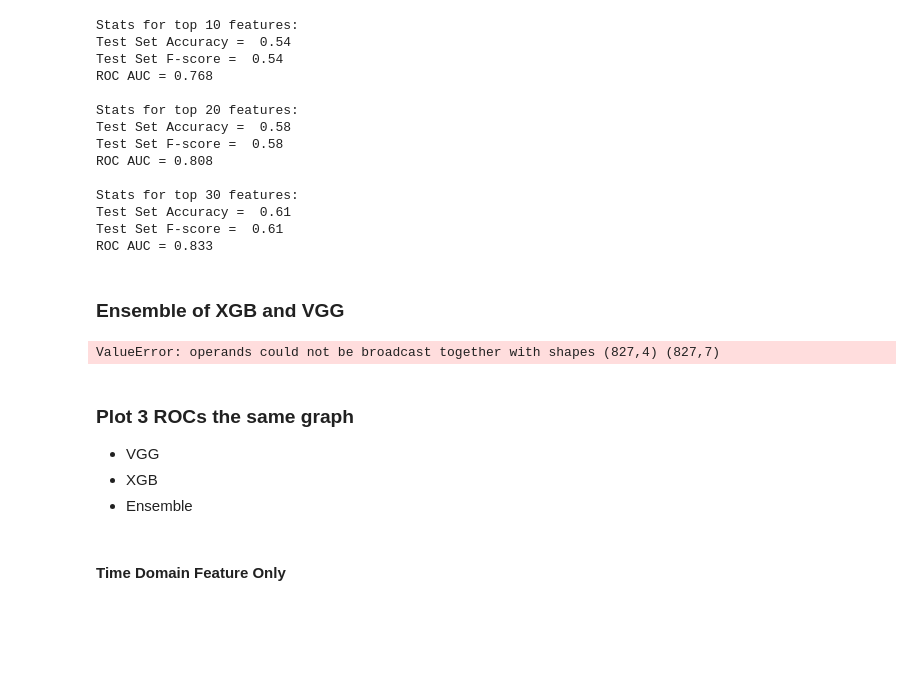
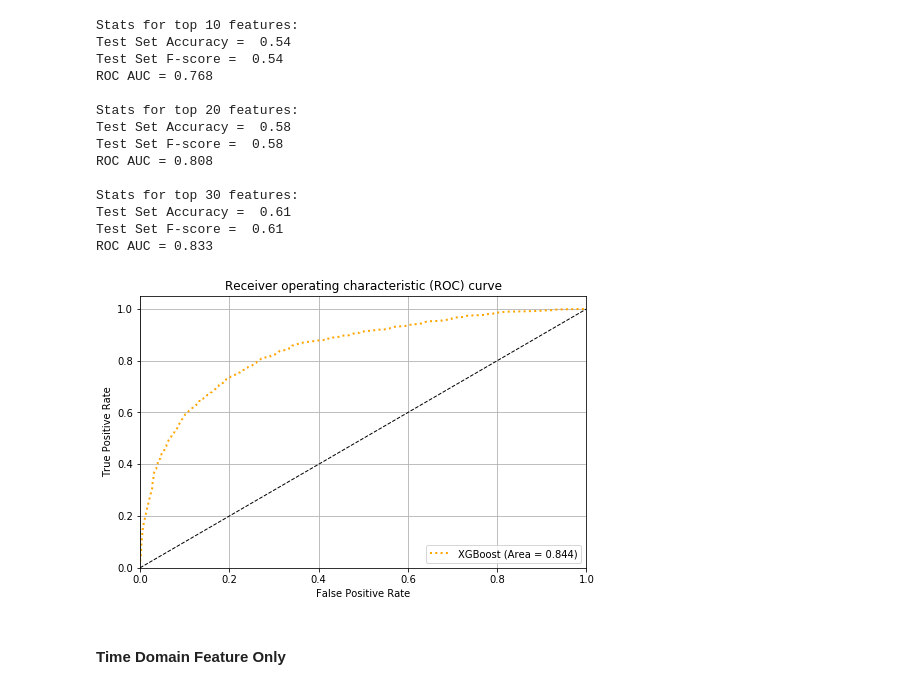
Before and after one commit to BathieSG7/music-genre-classification, a Jupyter notebook: 5_model_building.ipynb, the cells around one changed output. Cells and saved outputs as stored; diff of their text form; code cells hidden in the pictures; blank space fills up the shorter version.

```diff
--- a/5_model_building.ipynb
+++ b/5_model_building.ipynb
@@ -371,30 +392,6 @@ Stats for top 30 features:
 Test Set Accuracy =  0.61
 Test Set F-score =  0.61
 ROC AUC = 0.833
-# %% [markdown]
-### Ensemble of XGB and VGG
-# %%
-# Load predicted probabilities
-with open('pred_probas/xgb_classifier.pkl', 'rb') as f:
-    xgb_pred_probs = pickle.load(f)
-
-with open('pred_probas/vgg_fine_tuning.pkl', 'rb') as f:
-    vgg_pred_probs = pickle.load(f)
-
-n_samples = np.min([len(xgb_pred_probs), len(vgg_pred_probs)])
-
-# Average of the predicted probabilites
-ensemble_pred_probs = (xgb_pred_probs[:n_samples] + vgg_pred_probs[:n_samples])/2.0
-
-# Show metrics
-display_results(y_test[:n_samples], ensemble_pred_probs)
-# %% [output]
-ValueError: operands could not be broadcast together with shapes (827,4) (827,7)
-# %% [markdown]
-### Plot 3 ROCs the same graph
-- VGG
-- XGB
-- Ensemble
 # %%
 # Compute macro-average ROC curve and ROC area
 # Compute ROC curve and ROC area for each class
@@ -425,38 +422,28 @@ def plot_roc_curves(y_true, pred_probs, label_dict):
 # %%
 # Plot all ROC curves
 plt.figure(figsize=(8,5))
 
 plt.title('Macro-average ROC curves')
 
 fpr, tpr, roc_auc = plot_roc_curves(y_test[:n_samples], xgb_pred_probs[:n_samples], label_dict)
 plt.plot(fpr, tpr,
          label='XGBoost (Area = {0:0.3f})'
                ''.format(roc_auc),
          color='orange', linestyle=':', linewidth=2)
 
-fpr, tpr, roc_auc = plot_roc_curves(y_test[:n_samples], vgg_pred_probs[:n_samples], label_dict)
-plt.plot(fpr, tpr,
-         label='VGG CNN (Area = {0:0.3f})'
-               ''.format(roc_auc),
-         color='green', linestyle='--', linewidth=2)
-
-fpr, tpr, roc_auc = plot_roc_curves(y_test[:n_samples], ensemble_pred_probs[:n_samples]
-                                    , label_dict)
-plt.plot(fpr, tpr,
-         label='Ensemble (Area = {0:0.3f})'
-               ''.format(roc_auc),
-         color='navy', linestyle='-.', linewidth=2)
 
 plt.plot([0, 1], [0, 1], 'k--', lw=1)
 plt.grid()
 plt.xlim([0.0, 1.0])
 plt.ylim([0.0, 1.05])
 plt.xlabel('False Positive Rate')
 plt.ylabel('True Positive Rate')
 plt.title('Receiver operating characteristic (ROC) curve')
 plt.legend(loc="lower right")
 # plt.savefig('plots/roc-curve.png')
 plt.show()
+# %% [output]
+[figure, added]
 # %% [markdown]
 #### Time Domain Feature Only
 # %%
```
Also changed, not shown: parts of 9 cells of this notebook, 10 other files.
